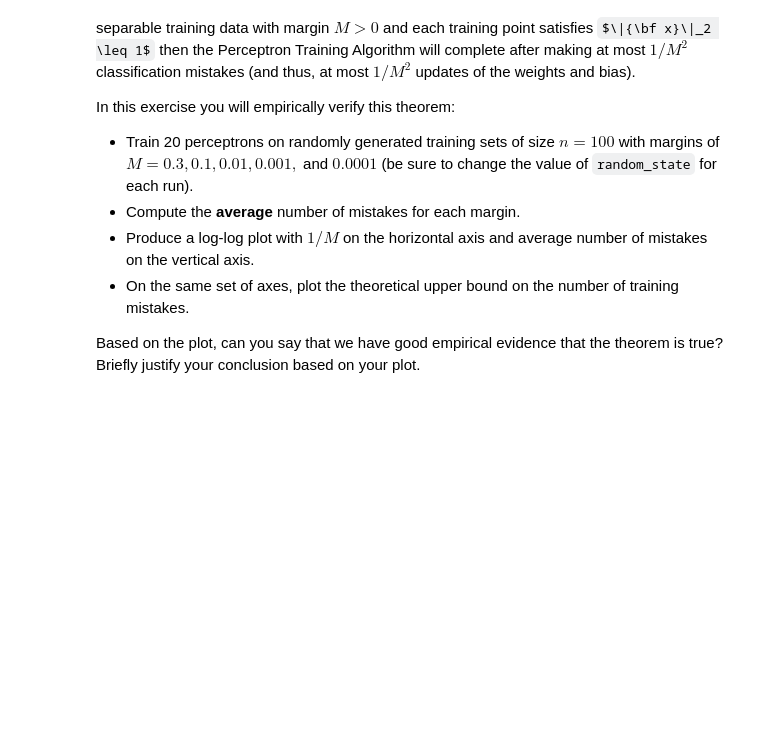
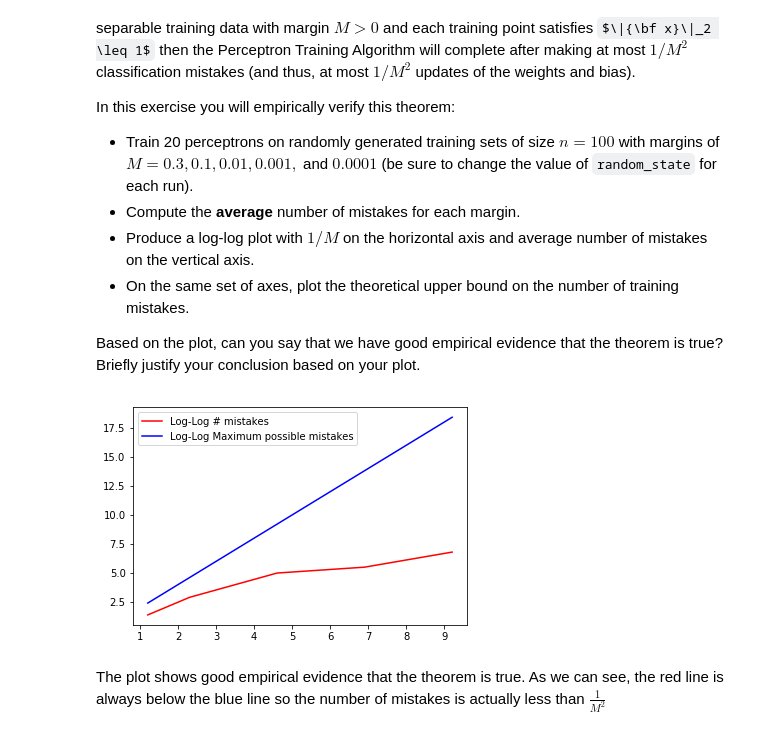
Before and after one commit to lula4266/CSCI-4622-Machine-Learning, a Jupyter notebook: hmwk/hmwk02/hmwk02.ipynb, the cells around one changed output. Drawn from its saved outputs; the diff is of its cells as text; code cells hidden in the pictures; some formulas as TeX source; blank space fills up the shorter version.

```diff
--- a/hmwk/hmwk02/hmwk02.ipynb
+++ b/hmwk/hmwk02/hmwk02.ipynb
@@ -430,3 +466,52 @@ In this exercise you will empirically verify this theorem:
 - On the same set of axes, plot the theoretical upper bound on the number of training mistakes.
 
 Based on the plot, can you say that we have good empirical evidence that the theorem is true?  Briefly justify your conclusion based on your plot.
+# %%
+m1 = []
+m2 = []
+m3 = []
+m4 = []
+m5 = []
+for i in range(20):
+    randState = np.random.randint(0,1000000000)
+    perc = Perceptron(n=100,margin = 0.3,random_state = randState)
+    perc.train()
+    m1.append(perc.num_mistakes)
+
+    randState = np.random.randint(0,1000000000)
+    perc = Perceptron(n=100,margin = 0.1,random_state = randState)
+    perc.train()
+    m2.append(perc.num_mistakes)
+
+    randState = np.random.randint(0,1000000000)
+    perc = Perceptron(n=100,margin = 0.01,random_state = randState)
+    perc.train()
+    m3.append(perc.num_mistakes)
+
+    randState = np.random.randint(0,1000000000)
+    perc = Perceptron(n=100,margin = 0.001,random_state = randState)
+    perc.train()
+    m4.append(perc.num_mistakes)
+
+    randState = np.random.randint(0,1000000000)
+    perc = Perceptron(n=100,margin = 0.0001,random_state = randState)
+    perc.train()
+    m5.append(perc.num_mistakes)
+avg = []
+avg.append(np.mean(m1))
+avg.append(np.mean(m2))
+avg.append(np.mean(m3))
+avg.append(np.mean(m4))
+avg.append(np.mean(m5))
+ms = np.array([0.3,0.1,0.01,0.001,0.0001])
+logAvg = np.log(avg)
+mslog = -np.log(ms)
+plt.plot(mslog,logAvg,'r')
+maxPoss = -2*np.log(ms)
+plt.plot(mslog,maxPoss,'b')
+plt.legend(['Log-Log # mistakes','Log-Log Maximum possible mistakes'])
+plt.show()
+# %% [output]
+[figure, added]
+# %% [markdown]
+The plot shows good empirical evidence that the theorem is true. As we can see, the red line is always below the blue line so the number of mistakes is actually less than $\frac{1}{M^2}$
```
Also changed, not shown: parts of 9 cells of this notebook.
